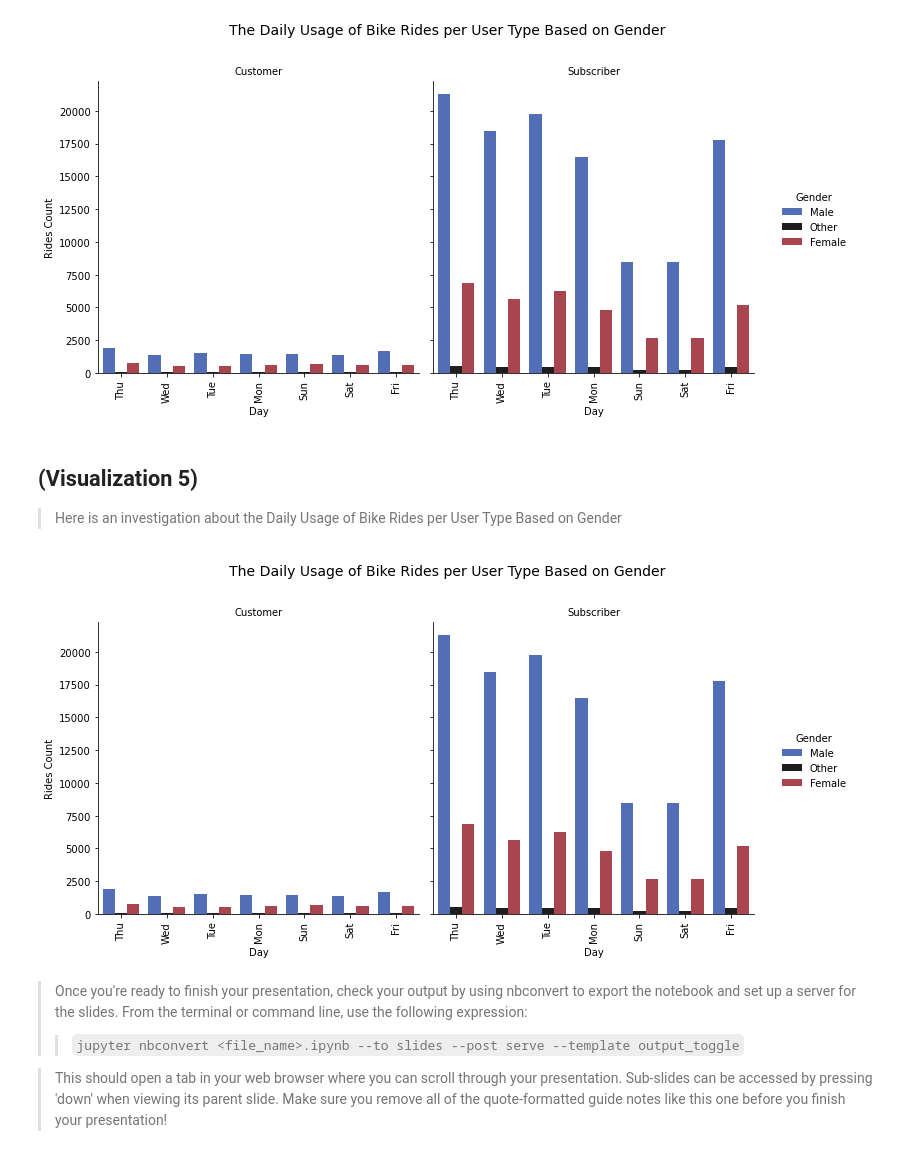
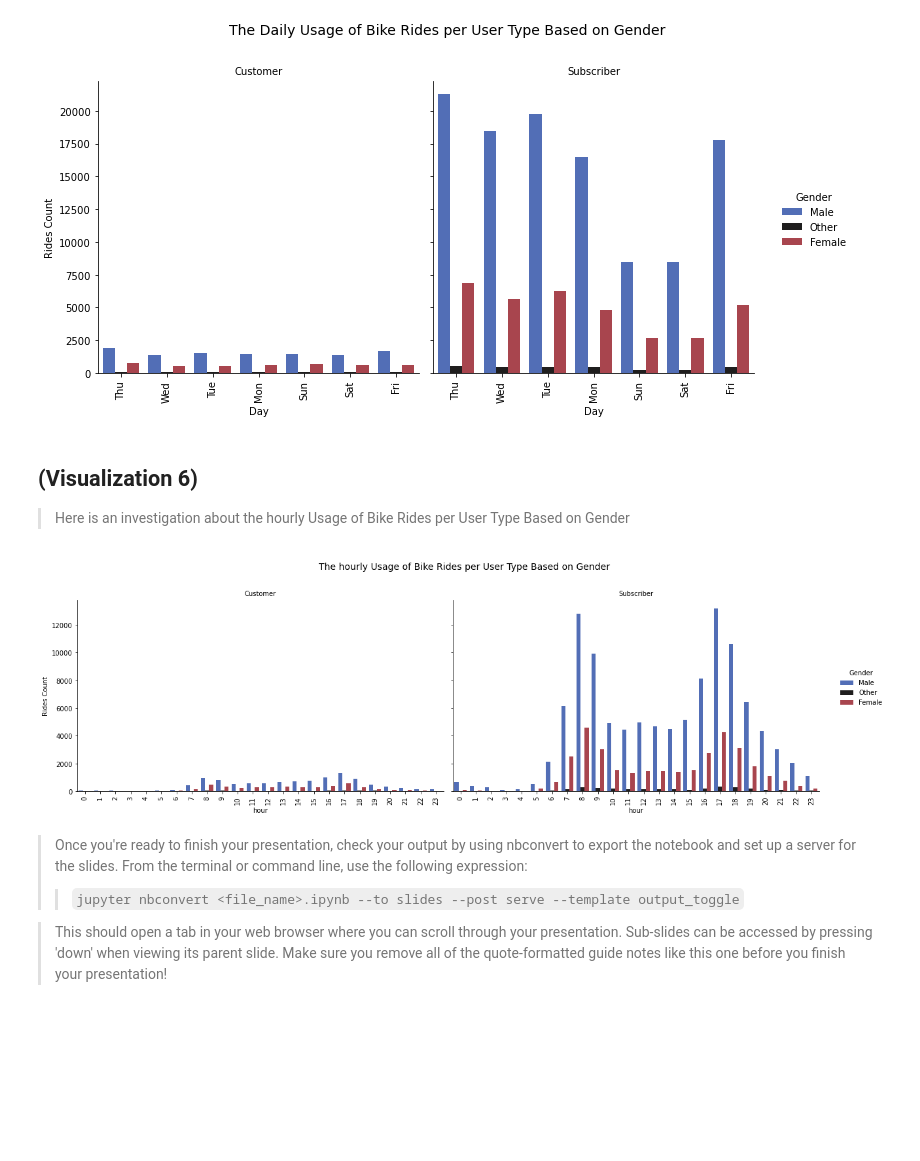
Before and after one commit to hagerElsehaimy/communicate-data-findings-FordGoBike, a Jupyter notebook: slide_deck_template.ipynb, the cells around one changed output. Drawn from its saved outputs; the diff is of its cells as text; code cells hidden in the pictures; blank space fills up the shorter version.

Commit message:
visualize 6th insight

```diff
--- a/slide_deck_template.ipynb
+++ b/slide_deck_template.ipynb
@@ -96,20 +96,20 @@ type_gender_usage.fig.suptitle('The Daily Usage of Bike Rides per User Type Base
 # %% [output]
 [figure]
 # %% [markdown]
-## (Visualization 5)
+## (Visualization 6)
 
-> Here is an investigation about the Daily Usage of Bike Rides per User Type Based on Gender
+> Here is an investigation about the hourly Usage of Bike Rides per User Type Based on Gender
 # %%
-type_gender_usage = sb.catplot(data=new_df, x='start_day', col="user_type", hue='member_gender', kind='count'
+type_gender_usage = sb.catplot(data=new_df, x='start_hour', col="user_type", hue='member_gender',aspect=20/12, kind='count'
                                ,palette='icefire')
 
-type_gender_usage.set_axis_labels('Day', 'Rides Count')
+type_gender_usage.set_axis_labels('hour', 'Rides Count')
 type_gender_usage.set_xticklabels(rotation=90)
 type_gender_usage._legend.set_title('Gender')
 type_gender_usage.set_titles('{col_name}')
-type_gender_usage.fig.suptitle('The Daily Usage of Bike Rides per User Type Based on Gender', fontsize=14, y=1.09);
+type_gender_usage.fig.suptitle('The hourly Usage of Bike Rides per User Type Based on Gender', fontsize=14, y=1.09);
 # %% [output]
-[figure, old version]
+[figure, new version]
 # %% [markdown]
 > Once you're ready to finish your presentation, check your output by using
 nbconvert to export the notebook and set up a server for the slides. From the
```
